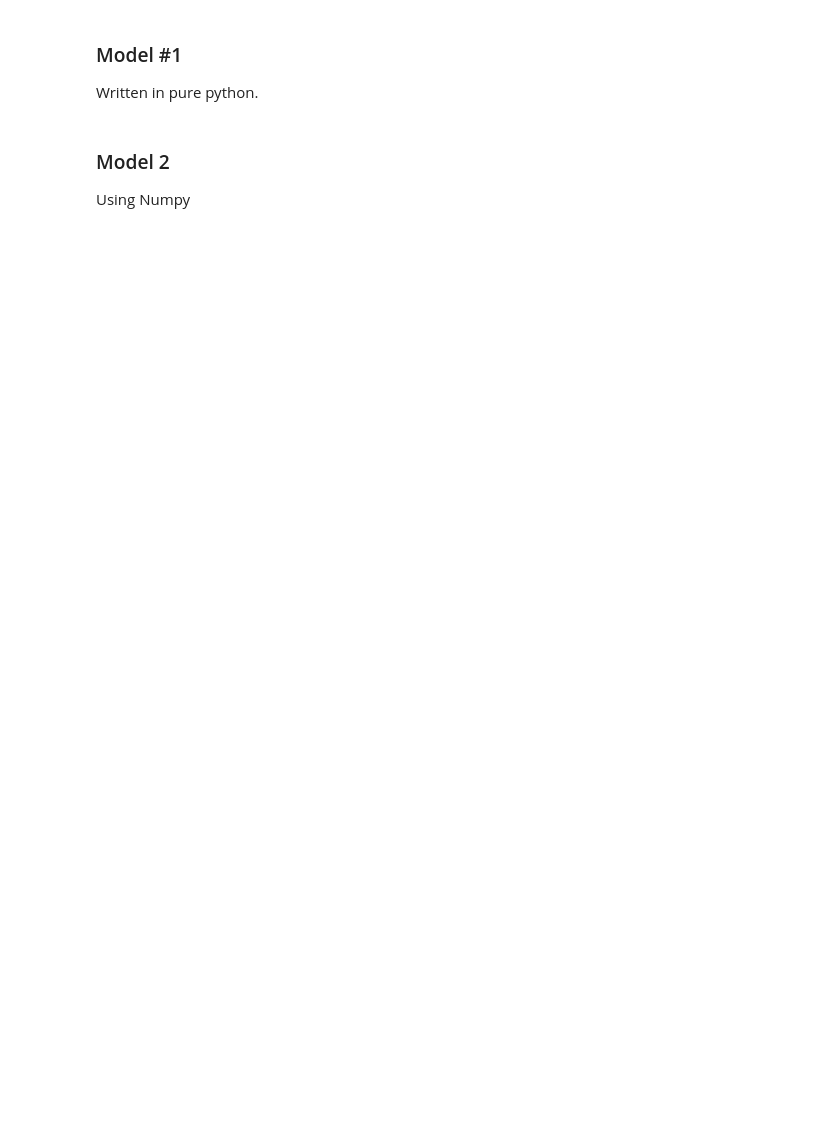
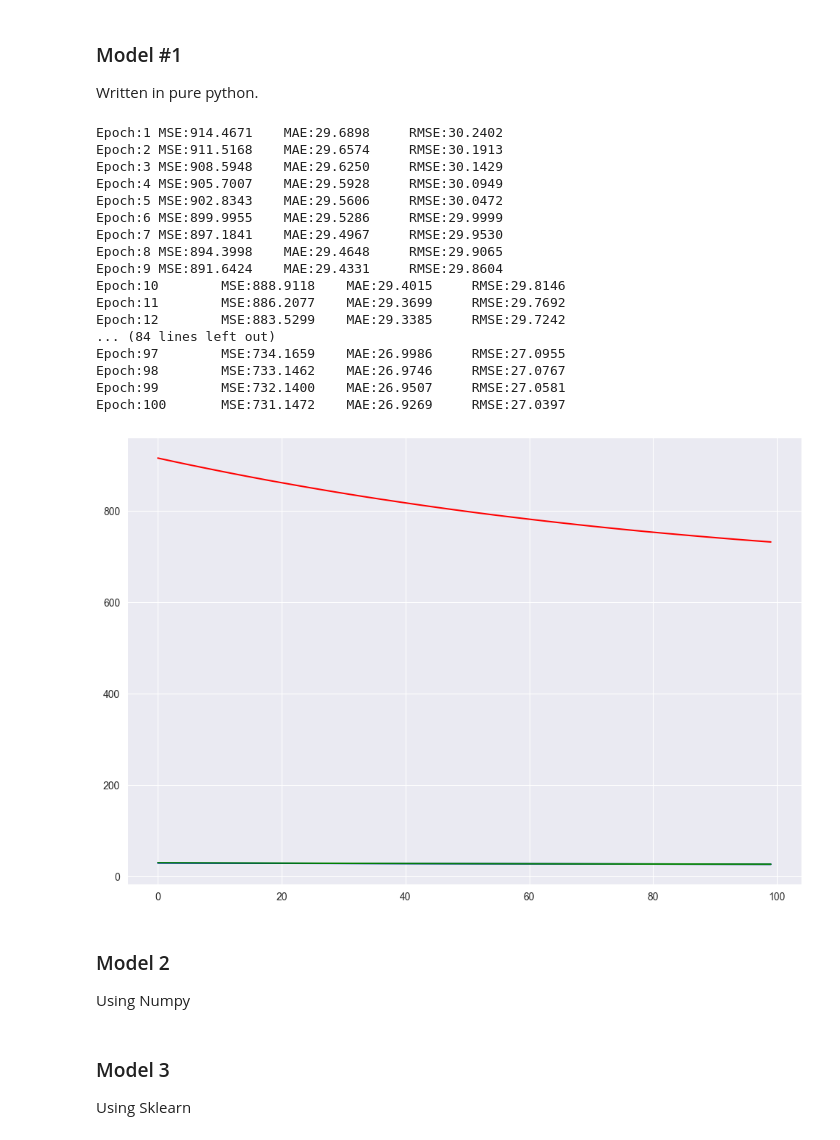
Before and after one commit to Wvidit/CSoc, a Jupyter notebook: Prequisites/Model.ipynb, the cells around one changed output. Drawn from its saved outputs; the diff is of its cells as text; code cells hidden in the pictures; blank space fills up the shorter version.

```diff
--- a/Prequisites/Model.ipynb
+++ b/Prequisites/Model.ipynb
@@ -15,30 +18,30 @@ class LinearRegression():
         self.w = [random.random() for _ in range(params)]
         self.b = 0.0
 
-    def predict(self, X):
+    def predict(self, x):
         y_hat = []
-        for x, w in zip(X, self.w):
-            y_hat.append(sum(x * w) + self.b)
+        for i in x:
+            y_hat.append( sum(x_i + w_i for x_i, w_i in zip(i, self.w)) + self.b)
         return y_hat
 
     def gradients(self, x, y):
         m = len(x)
         y_hat = self.predict(x)
-        dj_dw = []
-        dj_db = []
+        dj_dw = [0.0] * len(self.w)
+        dj_db = 0.0
 
         for i in range(m):
             error = (y_hat[i] - y[i]) / m
             for j in range(len(self.w)):
-                dj_dw.append(error * x[i][j])
-            dj_db.append(error)
+                dj_dw[j] += (error * x[i][j])
+            dj_db += (error)
         return dj_dw, dj_db
 
     def Losses(self, x, y):
         m = len(x)
         y_hat = self.predict(x)
         error = [Y_hat - y for Y_hat, y in zip(y_hat, y)]
-        mae = sum(abs(er for er in error)) / m
+        mae = sum(abs(er) for er in error) / m
         mse = sum(er**2 for er in error) / m
         rmse = math.sqrt(mse)
         return mae, mse, rmse
@@ -58,14 +61,40 @@ def train(model, X, Y, epoch, lr):
         mse.append(b)
         mae.append(a)
         rmse.append(c)
+        print(f"Epoch:{i+1}\tMSE:{b:.4f}\tMAE:{a:.4f}\tRMSE:{c:.4f}")
     plt.figure(figsize=(12, 8))
-    plt.plot(mse, label="Mean Squared Error", color="red", linestyle="-")
-    plt.plot(mae, label="Mean Absolute Error", color="blue", linestyle="-")
-    plt.plot(rmse, label="Root Mean Squared Error", color="green", linestyle="-")
+    plt.plot(mse, label="Mean Squared Error", color="red")
+    plt.plot(mae, label="Mean Absolute Error", color="blue")
+    plt.plot(rmse, label="Root Mean Squared Error", color="green")
     plt.show()
 # %%
+X = [
+    [1.2, 2.3, 3.4, 4.5, 5.6, 6.7, 7.8, 8.9],
+    [9.1, 8.2, 7.3, 6.4, 5.5, 4.6, 3.7, 2.8],
+    [0.1, 0.2, 0.3, 0.4, 0.5, 0.6, 0.7, 0.8]
+]
+Y = [10.0, 20.0, 30.0]
 Regressor = LinearRegression()
-train(Regressor, X, Y)
+train(Regressor, X, Y, 100, 0.0001)
+# %% [output]
+Epoch:1 MSE:914.4671    MAE:29.6898     RMSE:30.2402
+Epoch:2 MSE:911.5168    MAE:29.6574     RMSE:30.1913
+Epoch:3 MSE:908.5948    MAE:29.6250     RMSE:30.1429
+Epoch:4 MSE:905.7007    MAE:29.5928     RMSE:30.0949
+Epoch:5 MSE:902.8343    MAE:29.5606     RMSE:30.0472
+Epoch:6 MSE:899.9955    MAE:29.5286     RMSE:29.9999
+Epoch:7 MSE:897.1841    MAE:29.4967     RMSE:29.9530
+Epoch:8 MSE:894.3998    MAE:29.4648     RMSE:29.9065
+Epoch:9 MSE:891.6424    MAE:29.4331     RMSE:29.8604
+Epoch:10        MSE:888.9118    MAE:29.4015     RMSE:29.8146
+Epoch:11        MSE:886.2077    MAE:29.3699     RMSE:29.7692
+Epoch:12        MSE:883.5299    MAE:29.3385     RMSE:29.7242
+... (84 lines left out)
+Epoch:97        MSE:734.1659    MAE:26.9986     RMSE:27.0955
+Epoch:98        MSE:733.1462    MAE:26.9746     RMSE:27.0767
+Epoch:99        MSE:732.1400    MAE:26.9507     RMSE:27.0581
+Epoch:100       MSE:731.1472    MAE:26.9269     RMSE:27.0397
+[figure, added]
 # %% [markdown]
 ### Model 2
 Using Numpy
@@ -83,0 +152,3 @@ class LinearRegression_np():
+# %% [markdown]
+### Model 3
+Using Sklearn
```
Also changed, not shown: parts of 4 cells of this notebook.
